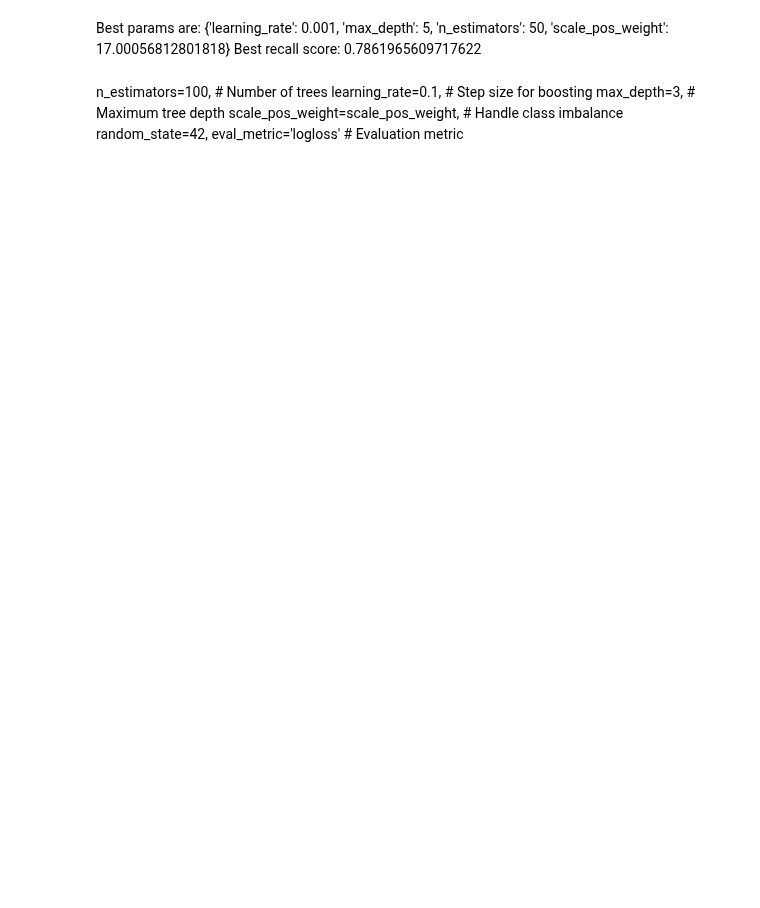
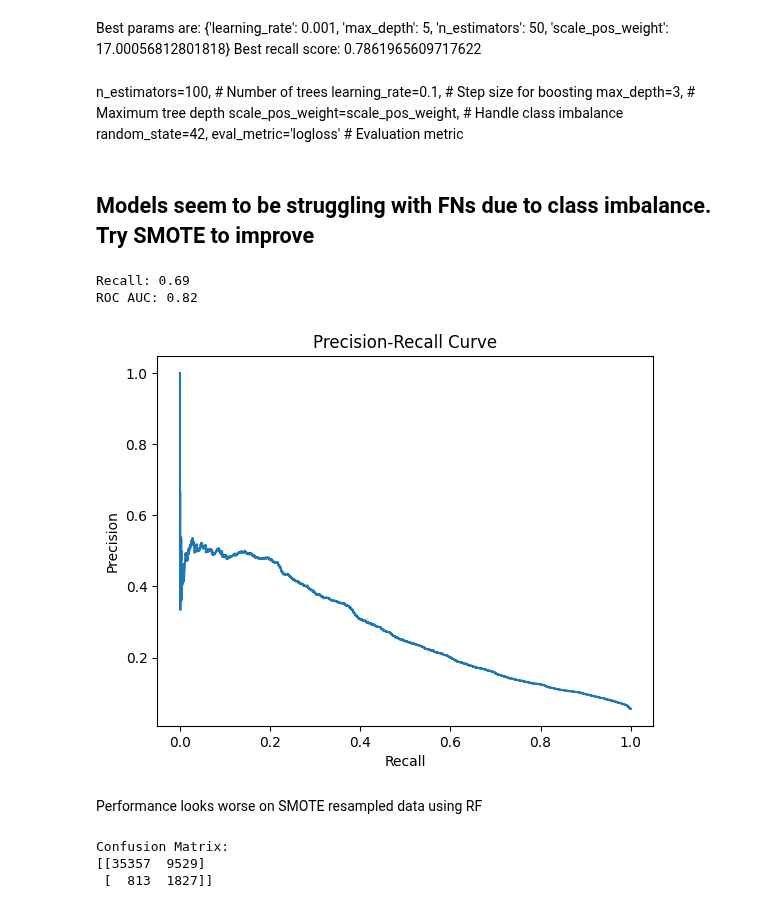
Before and after one commit to balintstewart77/magnimind-assignments, a Jupyter notebook: Capstone project/Heart Disease/notebooks/heart_prediction_balint.ipynb, the cells around one changed output. Cells and saved outputs as stored; diff of their text form; code cells hidden in the pictures; blank space fills up the shorter version.

Commit message:
add SMOTE resampling

```diff
--- a/Capstone project/Heart Disease/notebooks/heart_prediction_balint.ipynb
+++ b/Capstone project/Heart Disease/notebooks/heart_prediction_balint.ipynb
@@ -868,3 +845,59 @@ n_estimators=100,         # Number of trees
     scale_pos_weight=scale_pos_weight,  # Handle class imbalance
     random_state=42,
     eval_metric='logloss'     # Evaluation metric
+# %% [markdown]
+## Models seem to be struggling with FNs due to class imbalance. Try SMOTE to improve
+# %%
+from imblearn.over_sampling import SMOTE
+# initialize SMOTE
+smote = SMOTE(random_state = 42)
+
+# apply resampling to training data
+X_resampled, y_resampled = smote.fit_resample(X_train, y_train)
+# %%
+# initialise the finetuned RF classifier
+rf_clf = RandomForestClassifier(class_weight = 'balanced',
+                                n_estimators = 50,
+                                max_features = 'sqrt',
+                                min_samples_split= 2,
+                                min_samples_leaf= 10,
+                                max_depth= 10,
+                                random_state = 42)
+
+# train the model on the SMOTE resampled data
+rf_clf.fit(X_resampled, y_resampled)
+
+# make predicitons
+y_pred = rf_clf.predict(X_test)
+y_pred_proba = rf_clf.predict_proba(X_test)[:,1] # get the predicted probabilities for the positive class
+
+# Recall
+recall = recall_score(y_test, y_pred)
+print(f"Recall: {recall:.2f}")
+
+# ROC AUC
+roc_auc = roc_auc_score(y_test, y_pred_proba)
+print(f"ROC AUC: {roc_auc:.2f}")
+# %% [output]
+Recall: 0.69
+ROC AUC: 0.82
+# %%
+precision, recall, thresholds = precision_recall_curve(y_test, y_pred_proba)
+plt.plot(recall, precision)
+plt.xlabel('Recall')
+plt.ylabel('Precision')
+plt.title('Precision-Recall Curve')
+plt.show()
+# %% [output]
+[figure, added]
+# %% [markdown]
+Performance looks worse on SMOTE resampled data using RF
+# %%
+# Compute confusion matrix
+cm = confusion_matrix(y_test, y_pred)
+print("Confusion Matrix:")
+print(cm)
+# %% [output]
+Confusion Matrix:
+[[35357  9529]
+ [  813  1827]]
```
Also changed, not shown: parts of 4 cells of this notebook.
